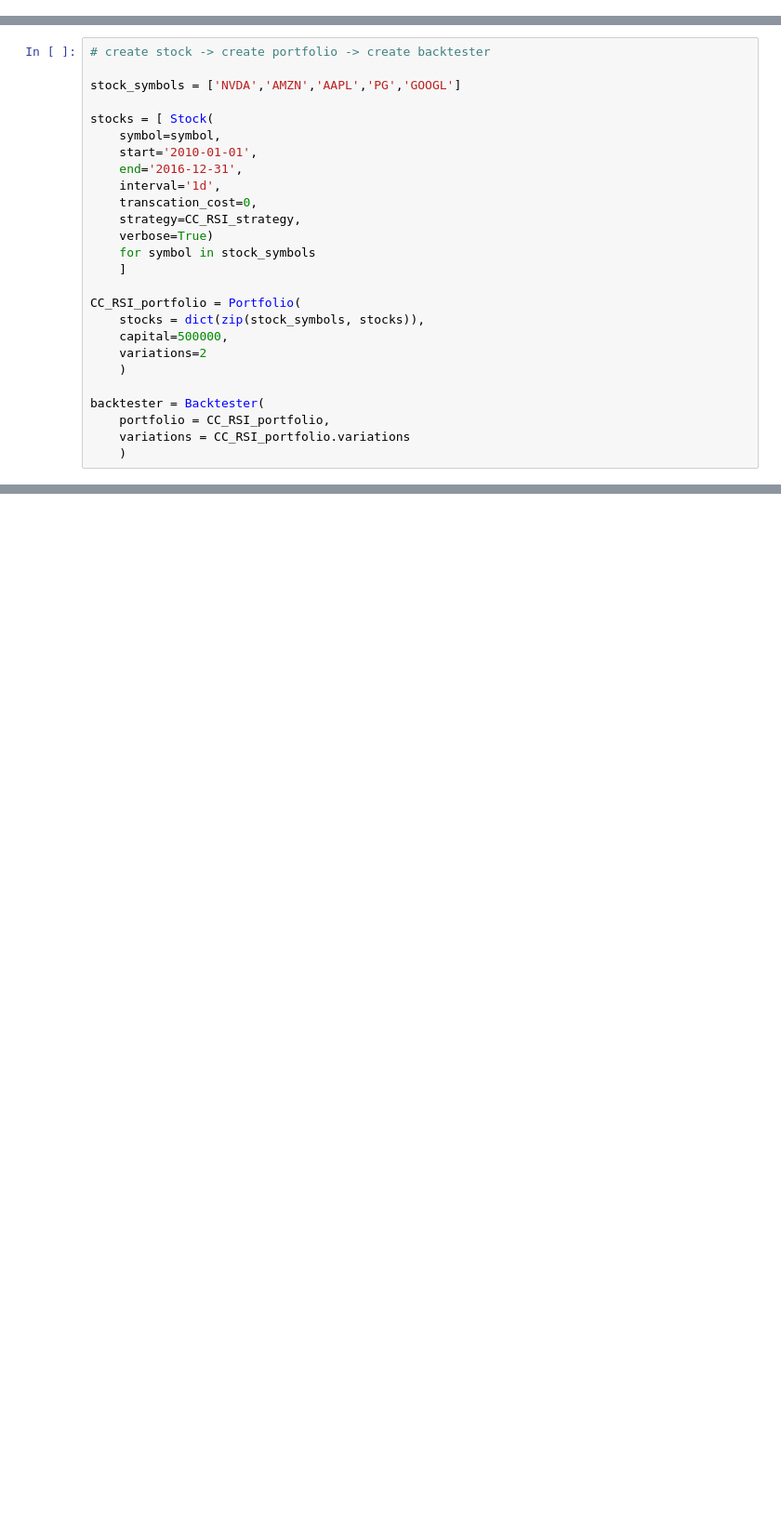
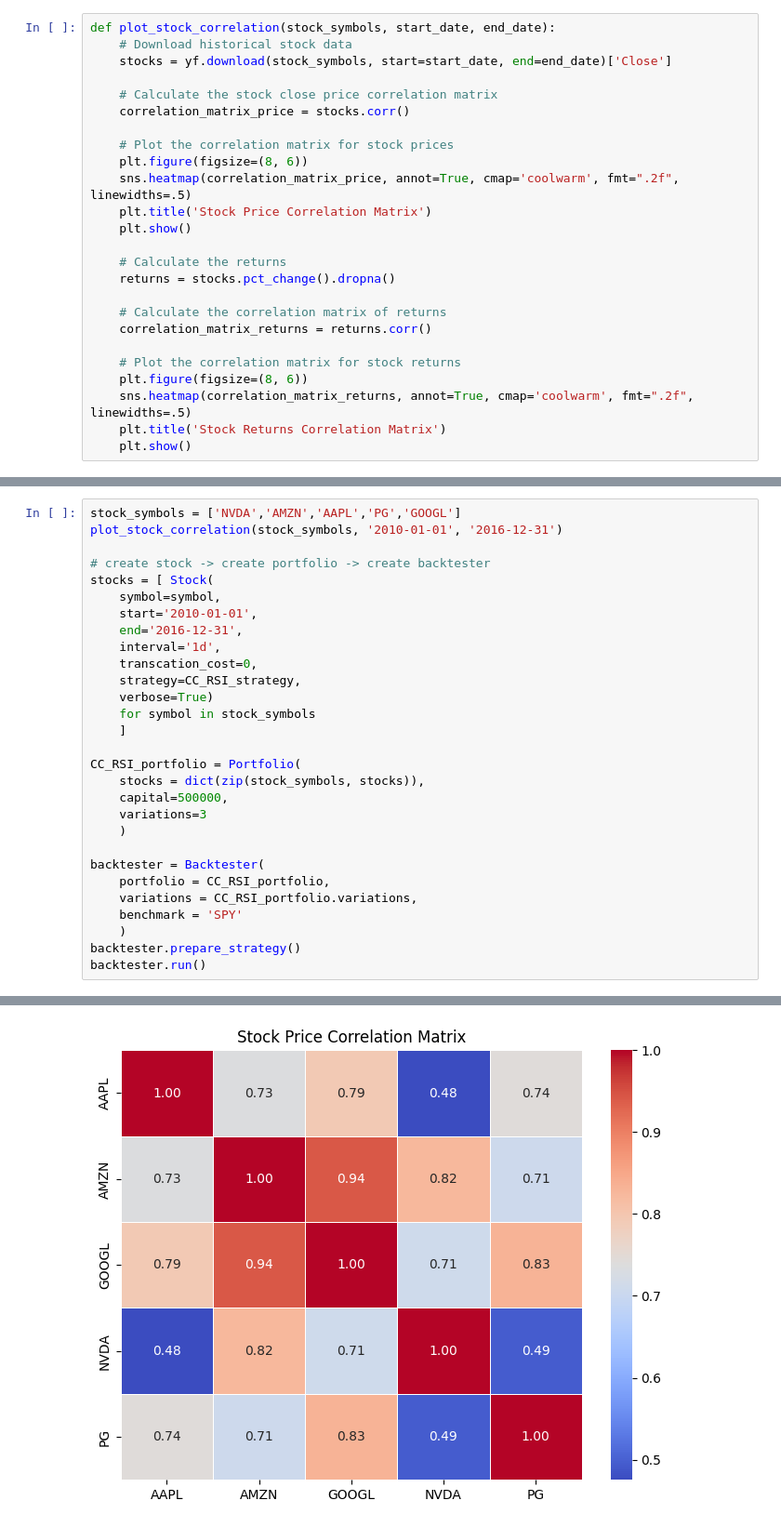
Before and after one commit to myonster/eventbasedbacktester, a Jupyter notebook: IS4226 - Final-Term Project/Group6_FinalTerm.ipynb, the cells around one changed output, grey strips where cells are left out. Shown at 93% size. Drawn from its saved outputs; the diff is of its cells as text; blank space fills up the shorter version.

```diff
--- a/IS4226 - Final-Term Project/Group6_FinalTerm.ipynb
+++ b/IS4226 - Final-Term Project/Group6_FinalTerm.ipynb
@@ -506,0 +531,25 @@ class Backtester():
+# %%
+def plot_stock_correlation(stock_symbols, start_date, end_date):
+    # Download historical stock data
+    stocks = yf.download(stock_symbols, start=start_date, end=end_date)['Close']
+
+    # Calculate the stock close price correlation matrix
+    correlation_matrix_price = stocks.corr()
+
+    # Plot the correlation matrix for stock prices
+    plt.figure(figsize=(8, 6))
+    sns.heatmap(correlation_matrix_price, annot=True, cmap='coolwarm', fmt=".2f", linewidths=.5)
+    plt.title('Stock Price Correlation Matrix')
+    plt.show()
+
+    # Calculate the returns
+    returns = stocks.pct_change().dropna()
+
+    # Calculate the correlation matrix of returns
+    correlation_matrix_returns = returns.corr()
+
+    # Plot the correlation matrix for stock returns
+    plt.figure(figsize=(8, 6))
+    sns.heatmap(correlation_matrix_returns, annot=True, cmap='coolwarm', fmt=".2f", linewidths=.5)
+    plt.title('Stock Returns Correlation Matrix')
+    plt.show()
@@ -507,8 +558,8 @@ class Backtester():
 # %%
+stock_symbols = ['NVDA','AMZN','AAPL','PG','GOOGL']
+plot_stock_correlation(stock_symbols, '2010-01-01', '2016-12-31')
+
 # create stock -> create portfolio -> create backtester
-
-stock_symbols = ['NVDA','AMZN','AAPL','PG','GOOGL']
-
 stocks = [ Stock(
     symbol=symbol,
     start='2010-01-01',
@@ -523,10 +574,14 @@ stocks = [ Stock(
 CC_RSI_portfolio = Portfolio(
     stocks = dict(zip(stock_symbols, stocks)),
     capital=500000,
-    variations=2
+    variations=3
     )
 
 backtester = Backtester(
     portfolio = CC_RSI_portfolio,
-    variations = CC_RSI_portfolio.variations
+    variations = CC_RSI_portfolio.variations,
+    benchmark = 'SPY'
     )
+backtester.prepare_strategy()
+backtester.run()
+# %% [output]
@@ -532,0 +589 @@ backtester = Backtester(
+[figure, added]
```
Also changed, not shown: parts of 30 cells of this notebook.
